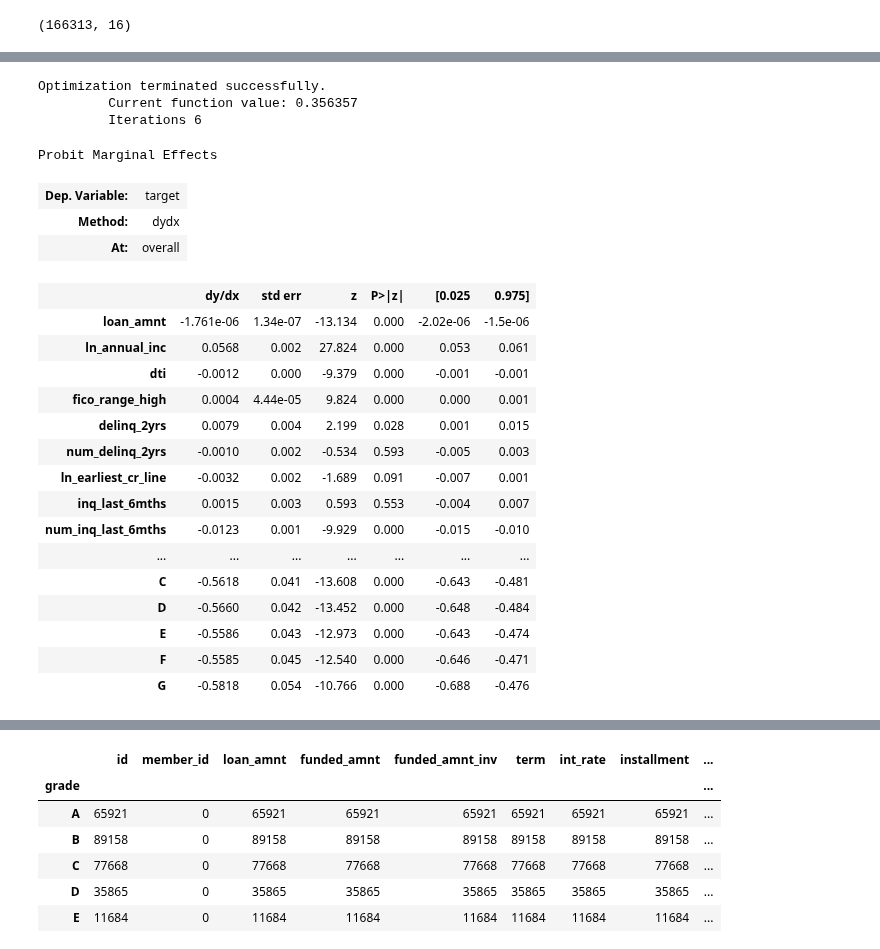
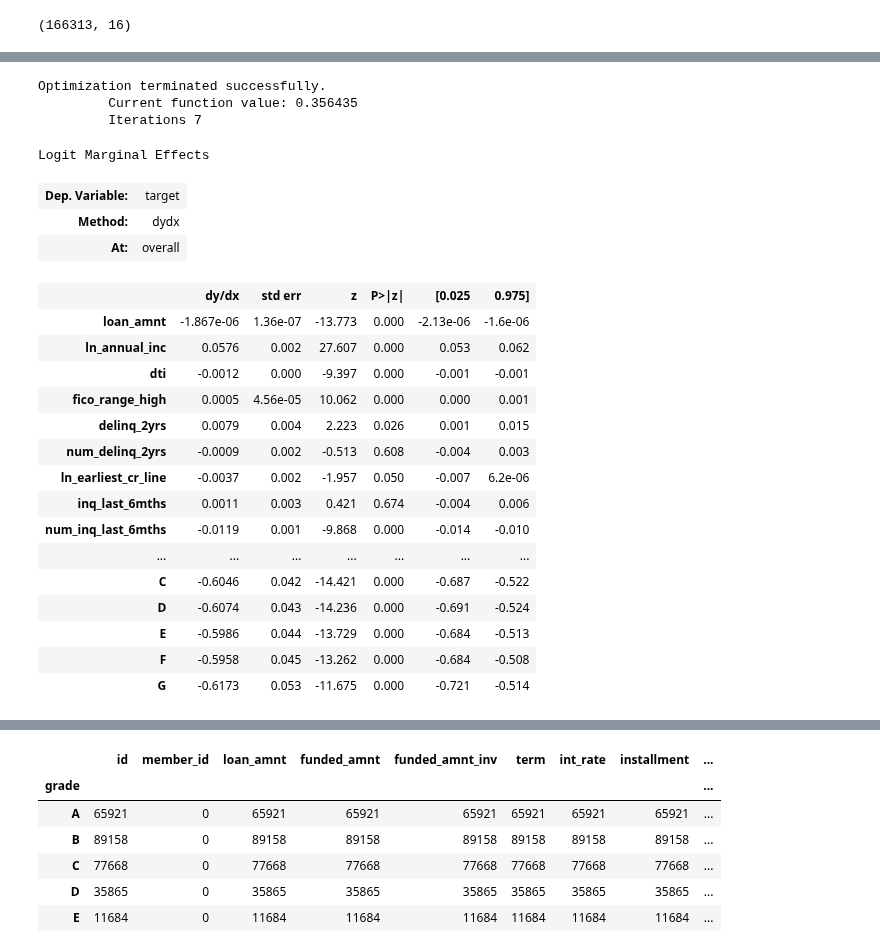
Before and after one commit to timcopelandoh/thinkful, a Jupyter notebook: Capstones and Projects/Capstone 3 - Modeling - Logistic Regression.ipynb, the cells around one changed output, grey strips where cells are left out. Cells and saved outputs as stored; diff of their text form; code cells hidden in the pictures.

```diff
--- a/Capstones and Projects/Capstone 3 - Modeling - Logistic Regression.ipynb
+++ b/Capstones and Projects/Capstone 3 - Modeling - Logistic Regression.ipynb
@@ -143,29 +145,29 @@ Probit Marginal Effects
 # %%
-logit2 = sm.Probit(y, X2.astype(float)).fit()
+logit2 = smd.discrete_model.Logit(y, X2.astype(float)).fit()
 logit2_me = logit2.get_margeff()
 logit2_me.summary()
 # %% [output]
 Optimization terminated successfully.
-         Current function value: 0.356357
-         Iterations 6
+         Current function value: 0.356435
+         Iterations 7
-Probit Marginal Effects
+Logit Marginal Effects
 | Dep. Variable: | target |
 | Method: | dydx |
 | At: | overall |
 |  | dy/dx | std err | z | P>|z| | [0.025 | 0.975] |
-| loan_amnt | -1.761e-06 | 1.34e-07 | -13.134 | 0.000 | -2.02e-06 | -1.5e-06 |
-| ln_annual_inc | 0.0568 | 0.002 | 27.824 | 0.000 | 0.053 | 0.061 |
-| dti | -0.0012 | 0.000 | -9.379 | 0.000 | -0.001 | -0.001 |
-| fico_range_high | 0.0004 | 4.44e-05 | 9.824 | 0.000 | 0.000 | 0.001 |
-| delinq_2yrs | 0.0079 | 0.004 | 2.199 | 0.028 | 0.001 | 0.015 |
-| num_delinq_2yrs | -0.0010 | 0.002 | -0.534 | 0.593 | -0.005 | 0.003 |
-| ln_earliest_cr_line | -0.0032 | 0.002 | -1.689 | 0.091 | -0.007 | 0.001 |
-| inq_last_6mths | 0.0015 | 0.003 | 0.593 | 0.553 | -0.004 | 0.007 |
-| num_inq_last_6mths | -0.0123 | 0.001 | -9.929 | 0.000 | -0.015 | -0.010 |
+| loan_amnt | -1.867e-06 | 1.36e-07 | -13.773 | 0.000 | -2.13e-06 | -1.6e-06 |
+| ln_annual_inc | 0.0576 | 0.002 | 27.607 | 0.000 | 0.053 | 0.062 |
+| dti | -0.0012 | 0.000 | -9.397 | 0.000 | -0.001 | -0.001 |
+| fico_range_high | 0.0005 | 4.56e-05 | 10.062 | 0.000 | 0.000 | 0.001 |
+| delinq_2yrs | 0.0079 | 0.004 | 2.223 | 0.026 | 0.001 | 0.015 |
+| num_delinq_2yrs | -0.0009 | 0.002 | -0.513 | 0.608 | -0.004 | 0.003 |
+| ln_earliest_cr_line | -0.0037 | 0.002 | -1.957 | 0.050 | -0.007 | 6.2e-06 |
+| inq_last_6mths | 0.0011 | 0.003 | 0.421 | 0.674 | -0.004 | 0.006 |
+| num_inq_last_6mths | -0.0119 | 0.001 | -9.868 | 0.000 | -0.014 | -0.010 |
 | ... | ... | ... | ... | ... | ... | ... |
-| C | -0.5618 | 0.041 | -13.608 | 0.000 | -0.643 | -0.481 |
-| D | -0.5660 | 0.042 | -13.452 | 0.000 | -0.648 | -0.484 |
-| E | -0.5586 | 0.043 | -12.973 | 0.000 | -0.643 | -0.474 |
-| F | -0.5585 | 0.045 | -12.540 | 0.000 | -0.646 | -0.471 |
-| G | -0.5818 | 0.054 | -10.766 | 0.000 | -0.688 | -0.476 |
+| C | -0.6046 | 0.042 | -14.421 | 0.000 | -0.687 | -0.522 |
+| D | -0.6074 | 0.043 | -14.236 | 0.000 | -0.691 | -0.524 |
+| E | -0.5986 | 0.044 | -13.729 | 0.000 | -0.684 | -0.513 |
+| F | -0.5958 | 0.045 | -13.262 | 0.000 | -0.684 | -0.508 |
+| G | -0.6173 | 0.053 | -11.675 | 0.000 | -0.721 | -0.514 |
 # %%
```
Also changed, not shown: parts of 25 cells of this notebook, 4 other files.
